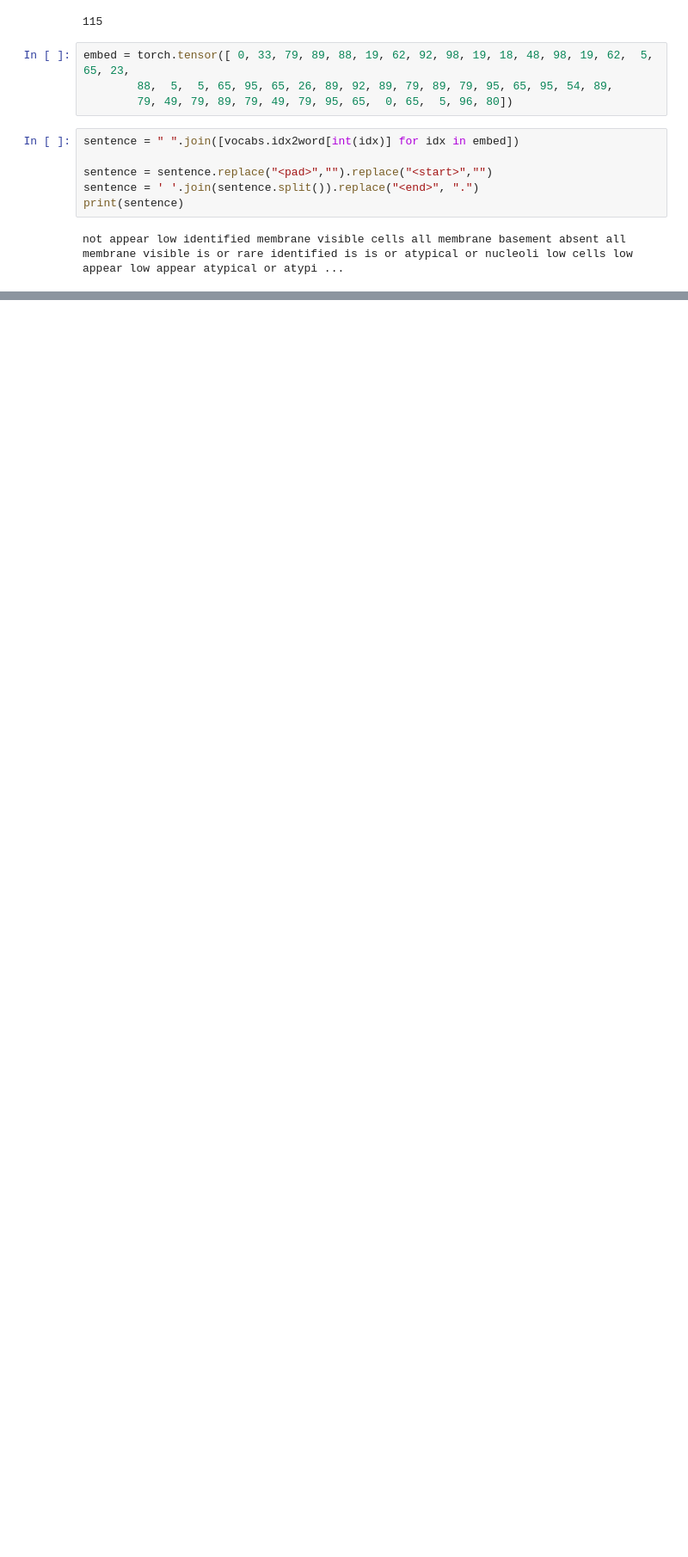
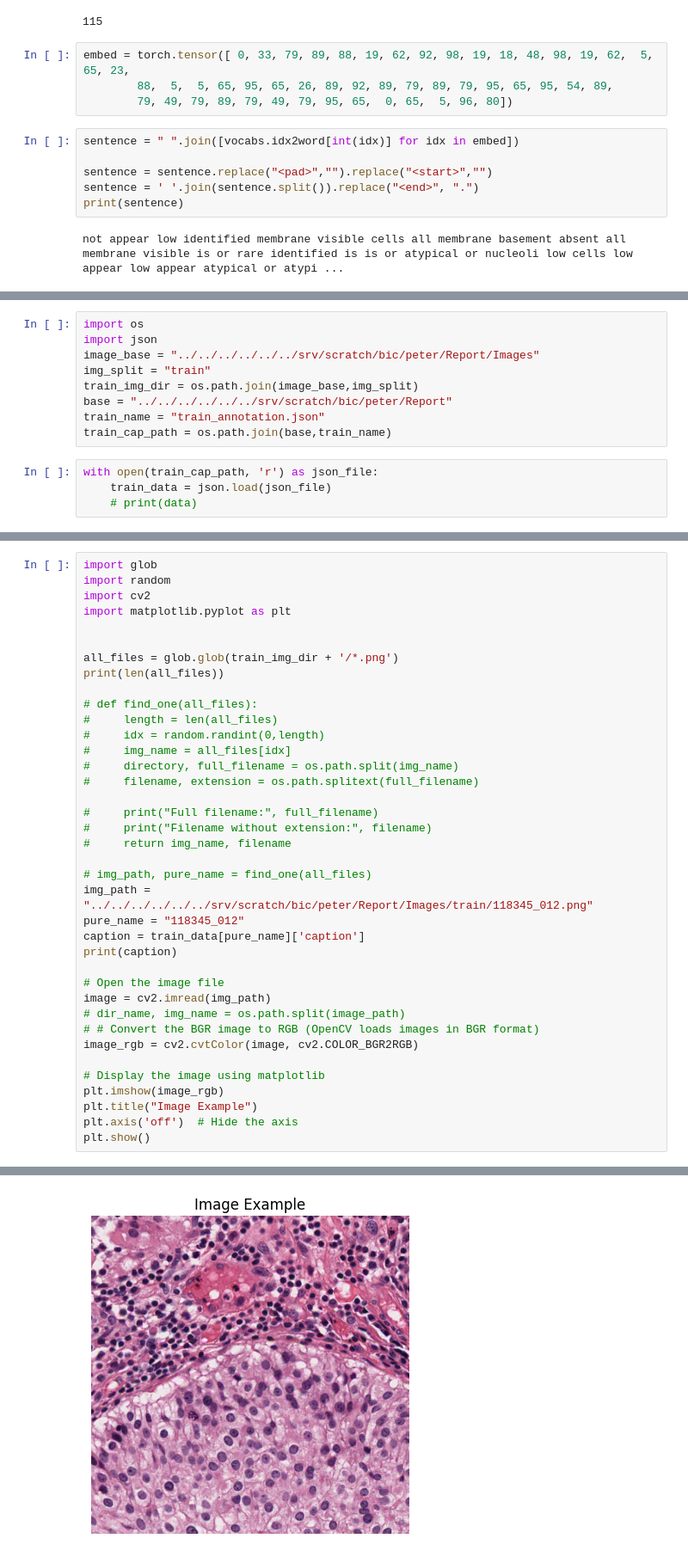
Before and after one commit to PeterrHH/GNN-Histo-Caption, a Jupyter notebook: main/Untitled.ipynb, the cells around one changed output, grey strips where cells are left out. Shown at 86% size. Drawn from its saved outputs; the diff is of its cells as text; blank space fills up the shorter version.

```diff
--- a/main/Untitled.ipynb
+++ b/main/Untitled.ipynb
@@ -709,0 +699,13 @@ not appear low identified membrane visible cells all membrane basement absent al
+# %%
+import os
+import json
+image_base = "../../../../../../srv/scratch/bic/peter/Report/Images"
+img_split = "train"
+train_img_dir = os.path.join(image_base,img_split)
+base = "../../../../../../srv/scratch/bic/peter/Report"
+train_name = "train_annotation.json"
+train_cap_path = os.path.join(base,train_name)
+# %%
+with open(train_cap_path, 'r') as json_file:
+    train_data = json.load(json_file)
+    # print(data)
@@ -709,0 +714,39 @@ not appear low identified membrane visible cells all membrane basement absent al
+# %%
+import glob
+import random
+import cv2
+import matplotlib.pyplot as plt
+
+
+all_files = glob.glob(train_img_dir + '/*.png')
+print(len(all_files))
+
+# def find_one(all_files):
+#     length = len(all_files)
+#     idx = random.randint(0,length)
+#     img_name = all_files[idx]
+#     directory, full_filename = os.path.split(img_name)
+#     filename, extension = os.path.splitext(full_filename)
+
+#     print("Full filename:", full_filename)
+#     print("Filename without extension:", filename)
+#     return img_name, filename
+
+# img_path, pure_name = find_one(all_files)
+img_path = "../../../../../../srv/scratch/bic/peter/Report/Images/train/118345_012.png"
+pure_name = "118345_012"
+caption = train_data[pure_name]['caption']
+print(caption)
+
+# Open the image file
+image = cv2.imread(img_path)
+# dir_name, img_name = os.path.split(image_path)
+# # Convert the BGR image to RGB (OpenCV loads images in BGR format)
+image_rgb = cv2.cvtColor(image, cv2.COLOR_BGR2RGB)
+
+# Display the image using matplotlib
+plt.imshow(image_rgb)
+plt.title("Image Example")
+plt.axis('off')  # Hide the axis
+plt.show()
+# %% [output]
@@ -709,0 +755 @@ not appear low identified membrane visible cells all membrane basement absent al
+[figure, added]
```
Also changed, not shown: parts of 12 cells of this notebook, 6 other files.
